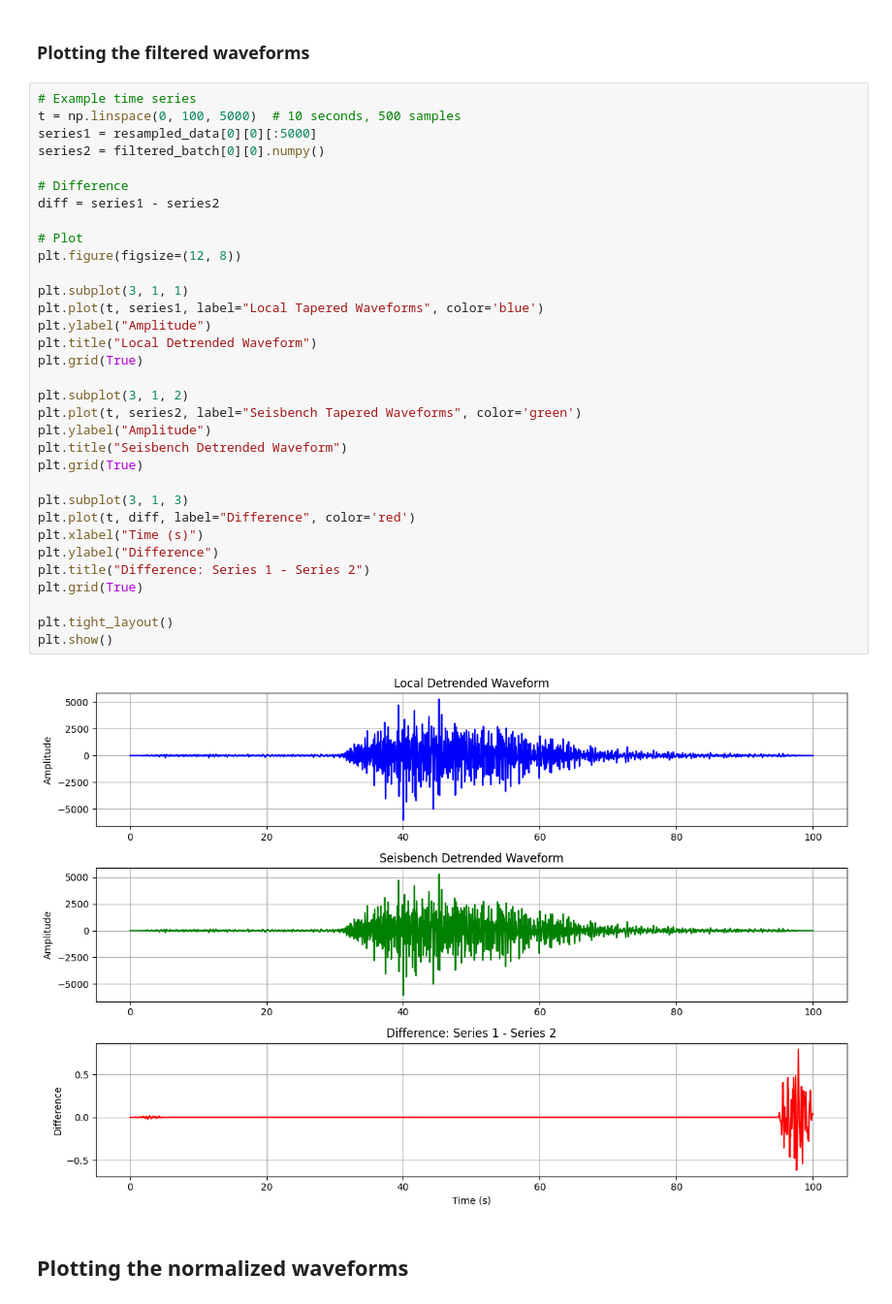
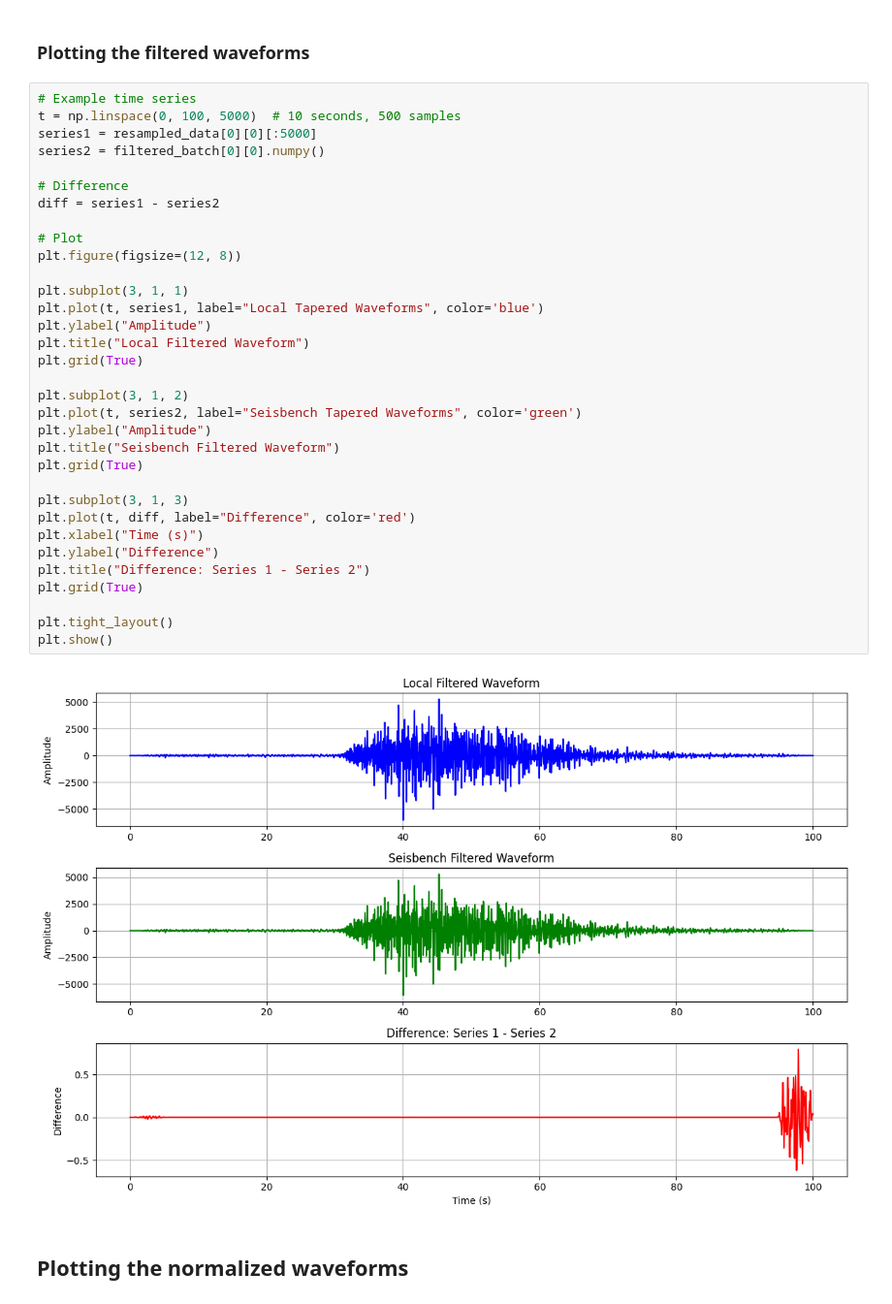
Before and after one commit to Akashkharita/PNW_Seismic_Event_Classification, a Jupyter notebook: deep_learning/comparing_with_seisbench.ipynb, the cells around one changed output. Shown at 97% size. Drawn from its saved outputs; the diff is of its cells as text.

```diff
--- a/deep_learning/comparing_with_seisbench.ipynb
+++ b/deep_learning/comparing_with_seisbench.ipynb
@@ -599,36 +599,36 @@ plt.show()
 t = np.linspace(0, 100, 5000)  # 10 seconds, 500 samples
 series1 = resampled_data[0][0][:5000]
 series2 = filtered_batch[0][0].numpy()
 
 # Difference
 diff = series1 - series2
 
 # Plot
 plt.figure(figsize=(12, 8))
 
 plt.subplot(3, 1, 1)
 plt.plot(t, series1, label="Local Tapered Waveforms", color='blue')
 plt.ylabel("Amplitude")
-plt.title("Local Detrended Waveform")
+plt.title("Local Filtered Waveform")
 plt.grid(True)
 
 plt.subplot(3, 1, 2)
 plt.plot(t, series2, label="Seisbench Tapered Waveforms", color='green')
 plt.ylabel("Amplitude")
-plt.title("Seisbench Detrended Waveform")
+plt.title("Seisbench Filtered Waveform")
 plt.grid(True)
 
 plt.subplot(3, 1, 3)
 plt.plot(t, diff, label="Difference", color='red')
 plt.xlabel("Time (s)")
 plt.ylabel("Difference")
 plt.title("Difference: Series 1 - Series 2")
 plt.grid(True)
 
 plt.tight_layout()
 plt.show()
 # %% [output]
-[figure, old version]
+[figure, new version]
 # %% [markdown]
 ## Plotting the normalized waveforms
 # %%
```
Also changed, not shown: parts of 2 cells of this notebook.
